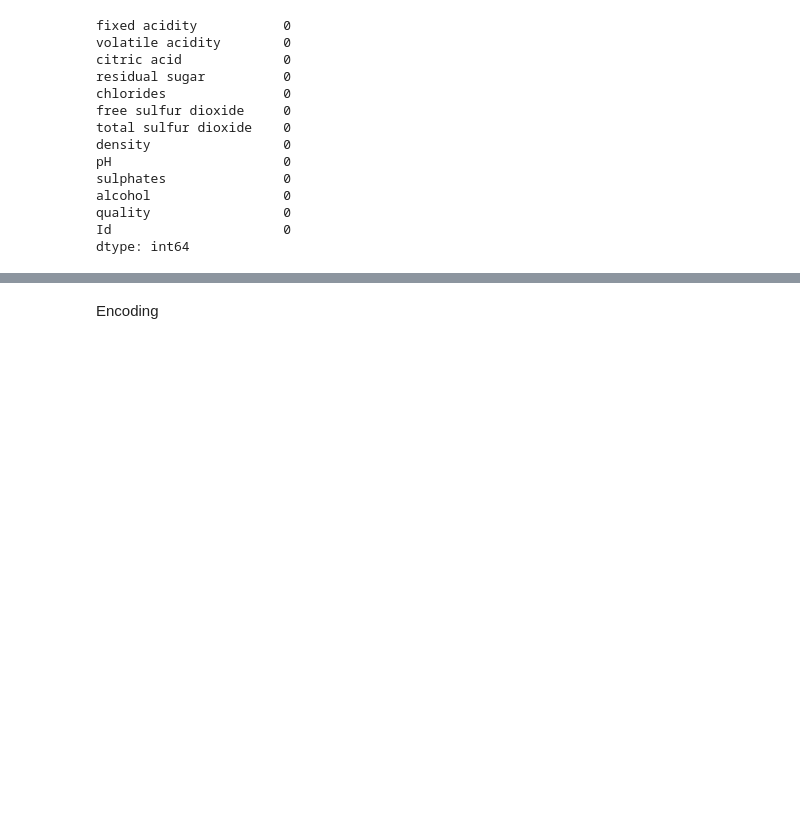
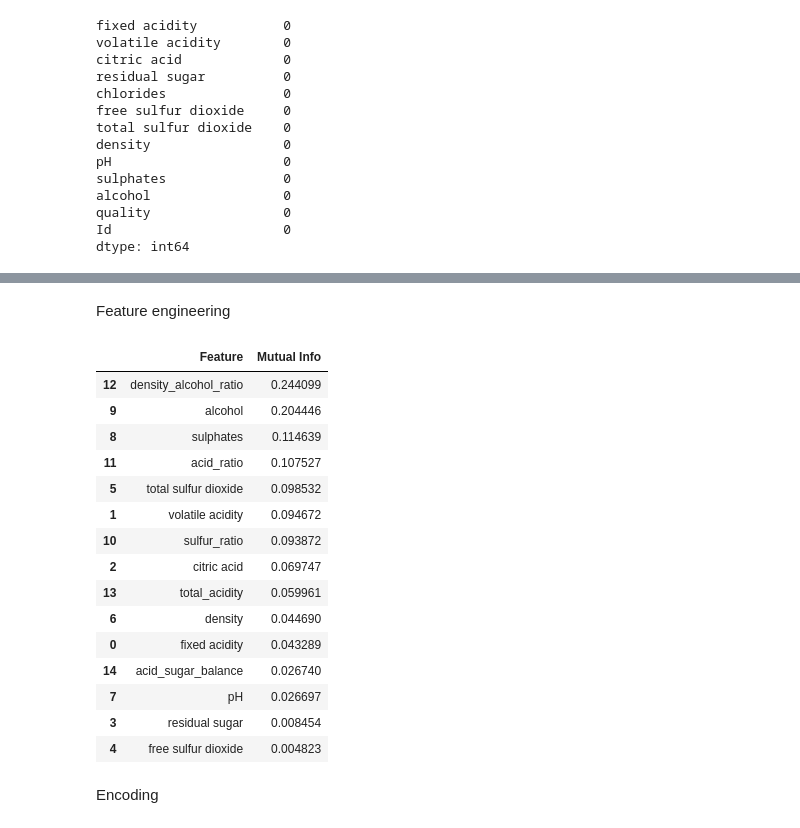
Before and after one commit to saidabroor/AI-Assignments, a Jupyter notebook: 2nd-month_b/5th-lesson_b/practice.ipynb, the cells around one changed output, grey strips where cells are left out. Cells and saved outputs as stored; diff of their text form; code cells hidden in the pictures; blank space fills up the shorter version.

```diff
--- a/2nd-month_b/5th-lesson_b/practice.ipynb
+++ b/2nd-month_b/5th-lesson_b/practice.ipynb
@@ -194,0 +204,2 @@ Name: count, Length: 63, dtype: int64
+# %% [markdown]
+Feature engineering
@@ -194,0 +213,26 @@ Name: count, Length: 63, dtype: int64
+# %%
+numerical_cols = df.select_dtypes(exclude='object').columns
+y = df['quality']
+x = df[numerical_cols].drop(columns=['quality'])
+
+mi = mutual_info_regression(x, y)
+mi_df = pd.DataFrame({'Feature': x.columns, 'Mutual Info': mi})
+mi_df = mi_df.sort_values(by='Mutual Info', ascending=False)
+mi_df
+# %% [output]
+|  | Feature | Mutual Info |
+| 12 | density_alcohol_ratio | 0.244099 |
+| 9 | alcohol | 0.204446 |
+| 8 | sulphates | 0.114639 |
+| 11 | acid_ratio | 0.107527 |
+| 5 | total sulfur dioxide | 0.098532 |
+| 1 | volatile acidity | 0.094672 |
+| 10 | sulfur_ratio | 0.093872 |
+| 2 | citric acid | 0.069747 |
+| 13 | total_acidity | 0.059961 |
+| 6 | density | 0.044690 |
+| 0 | fixed acidity | 0.043289 |
+| 14 | acid_sugar_balance | 0.026740 |
+| 7 | pH | 0.026697 |
+| 3 | residual sugar | 0.008454 |
+| 4 | free sulfur dioxide | 0.004823 |
```
Also changed, not shown: parts of 22 cells of this notebook.
